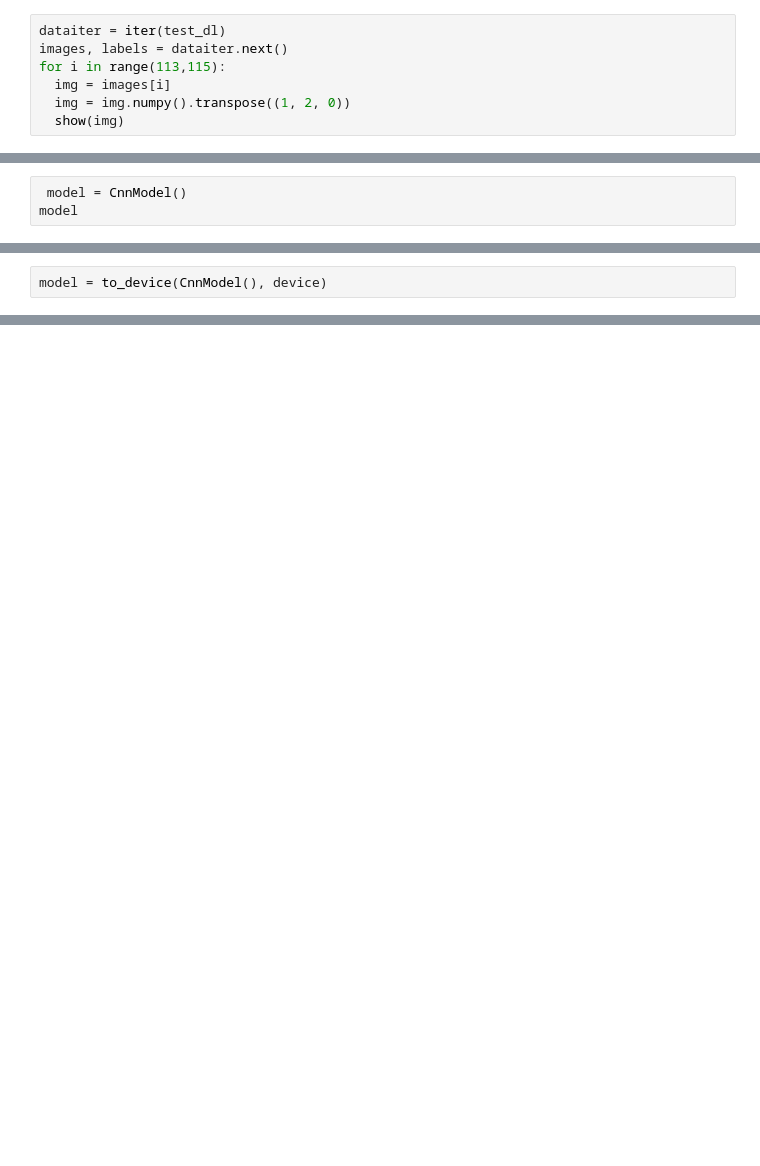
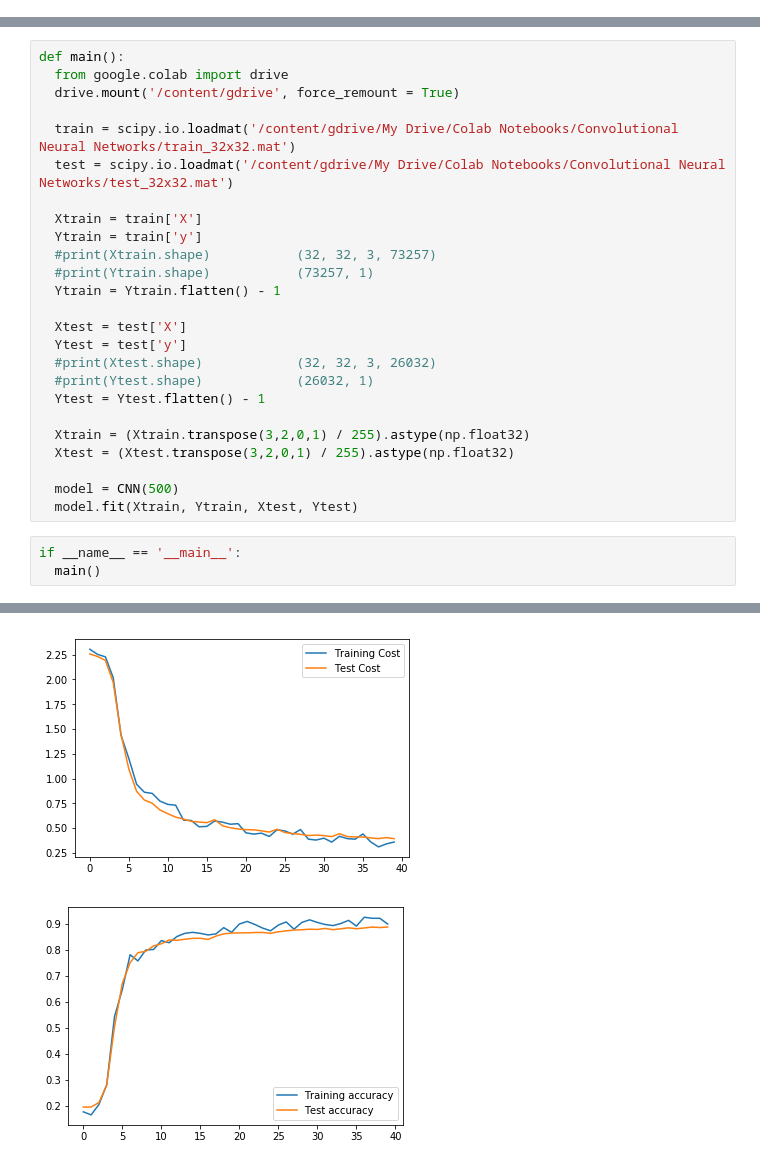
Before and after one commit to MohammadRaziei/Deep-Learning-Cource, a Jupyter notebook: HW03/Q5/HW03_Q5.ipynb, the cells around one changed output, grey strips where cells are left out. Cells and saved outputs as stored; diff of their text form; blank space fills up the shorter version.

```diff
--- a/HW03/Q5/HW03_Q5.ipynb
+++ b/HW03/Q5/HW03_Q5.ipynb
@@ -114,7 +0,0 @@ tensor([9, 6, 8, 7, 0, 4, 5, 1, 1, 8, 3, 5, 7, 1, 1, 1, 1, 2, 3, 4, 7, 2, 5, 0,
-# %%
-dataiter = iter(test_dl)
-images, labels = dataiter.next()
-for i in range(113,115):
-  img = images[i]
-  img = img.numpy().transpose((1, 2, 0))
-  show(img)
@@ -325,3 +0,0 @@ class CnnModel(ImageClassificationBase):
-# %%
- model = CnnModel()
-model
@@ -341,2 +0,0 @@ CnnModel(
-# %%
-model = to_device(CnnModel(), device)
@@ -406,0 +148,29 @@ torch.save(model.state_dict(), 'svhn_cnn.pth')
+# %%
+def main():
+  from google.colab import drive
+  drive.mount('/content/gdrive', force_remount = True)
+
+  train = scipy.io.loadmat('/content/gdrive/My Drive/Colab Notebooks/Convolutional Neural Networks/train_32x32.mat')
+  test = scipy.io.loadmat('/content/gdrive/My Drive/Colab Notebooks/Convolutional Neural Networks/test_32x32.mat')
+
+  Xtrain = train['X']
+  Ytrain = train['y']
+  #print(Xtrain.shape)           (32, 32, 3, 73257)
+  #print(Ytrain.shape)           (73257, 1)
+  Ytrain = Ytrain.flatten() - 1
+
+  Xtest = test['X']
+  Ytest = test['y']
+  #print(Xtest.shape)            (32, 32, 3, 26032)
+  #print(Ytest.shape)            (26032, 1)
+  Ytest = Ytest.flatten() - 1
+
+  Xtrain = (Xtrain.transpose(3,2,0,1) / 255).astype(np.float32)
+  Xtest = (Xtest.transpose(3,2,0,1) / 255).astype(np.float32)
+
+  model = CNN(500)
+  model.fit(Xtrain, Ytrain, Xtest, Ytest)
+# %%
+if __name__ == '__main__':
+  main()
+# %% [output]
@@ -406,0 +194,2 @@ torch.save(model.state_dict(), 'svhn_cnn.pth')
+[figure, added]
+[figure, added]
```
Also changed, not shown: parts of 38 cells of this notebook.
